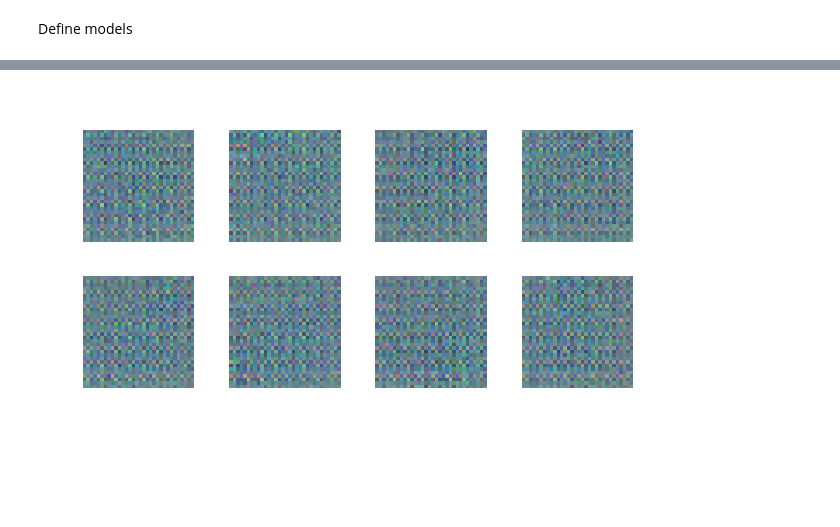
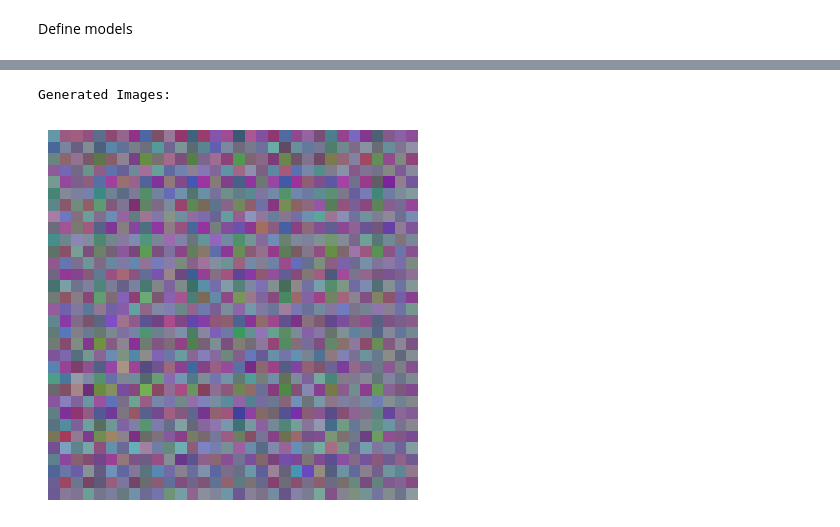
Before and after one commit to elliekkim/monet-gan, a Jupyter notebook: cycle_gan_cifar.ipynb, the cells around one changed output, grey strips where cells are left out. Cells and saved outputs as stored; diff of their text form; code cells hidden in the pictures; blank space fills up the shorter version.

```diff
--- a/cycle_gan_cifar.ipynb
+++ b/cycle_gan_cifar.ipynb
@@ -47,7 +70,7 @@ monet = Monet()
 cifar = CIFAR10(root="./cifar10", train=True,
                 download=True, transform=to_tensor)
 
-batch_size = 16
+batch_size = 1
 monet_loader = DataLoader(monet, batch_size=batch_size, shuffle=True)
 cifar_loader = DataLoader(cifar, batch_size=batch_size, shuffle=True)
 # %% [output]
@@ -157,8 +179,12 @@ class Discriminator(nn.Module):
     def forward(self, x):
         return self.model(x)
 # %%
-g = Generator()
-d = Discriminator()
+import torch._dynamo
+torch._dynamo.reset()
+torch._dynamo.config.suppress_errors = True
+
+g = torch.compile(Generator())
+d = torch.compile(Discriminator())
 
 # Test with CIFAR
 imgs, _ = next(iter(cifar_loader))
@@ -170,4 +212,5 @@ Generated Images:
+Generated Images:
-[figure, old version]
+[figure, new version]
 # %%
 import torch
 import torch.optim as optim
```
Also changed, not shown: parts of 8 cells of this notebook.
